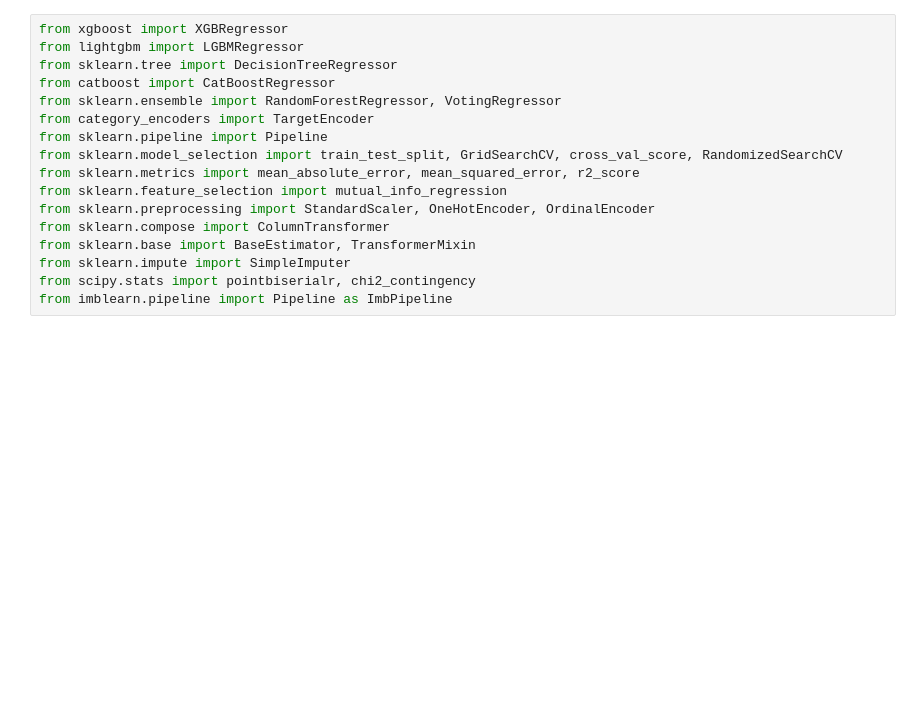
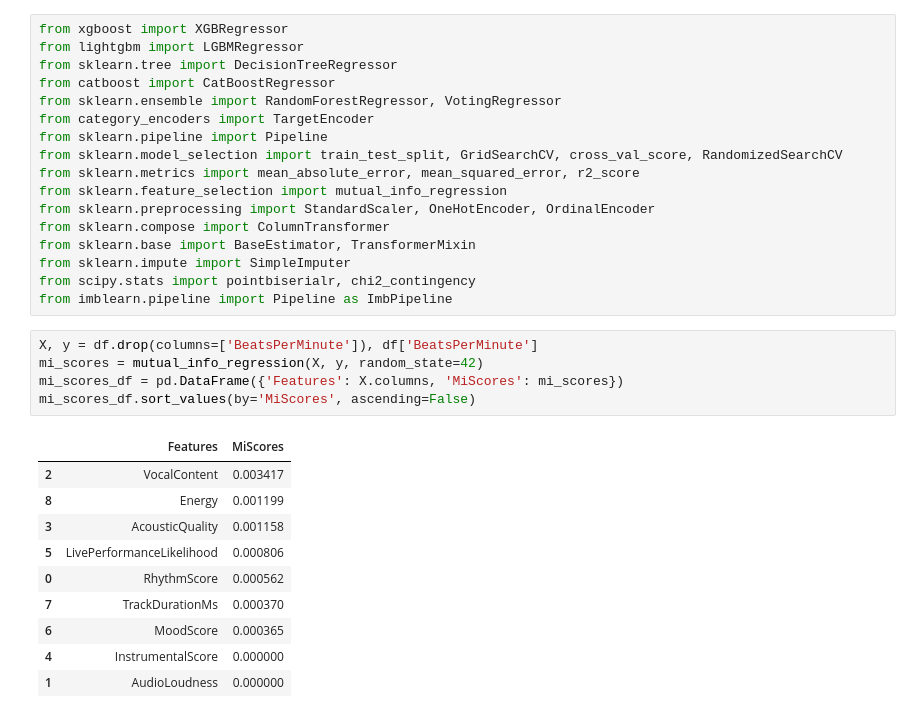
Before and after one commit to cod3astro/kaggle_ML_competition, a Jupyter notebook: collab_kaggle_beats.ipynb, the cells around one changed output. Drawn from its saved outputs; the diff is of its cells as text; blank space fills up the shorter version.

```diff
--- a/collab_kaggle_beats.ipynb
+++ b/collab_kaggle_beats.ipynb
@@ -102,3 +102,19 @@ from sklearn.base import BaseEstimator, TransformerMixin
 from sklearn.impute import SimpleImputer
 from scipy.stats import pointbiserialr, chi2_contingency
 from imblearn.pipeline import Pipeline as ImbPipeline
+# %%
+X, y = df.drop(columns=['BeatsPerMinute']), df['BeatsPerMinute']
+mi_scores = mutual_info_regression(X, y, random_state=42)
+mi_scores_df = pd.DataFrame({'Features': X.columns, 'MiScores': mi_scores})
+mi_scores_df.sort_values(by='MiScores', ascending=False)
+# %% [output]
+|  | Features | MiScores |
+| 2 | VocalContent | 0.003417 |
+| 8 | Energy | 0.001199 |
+| 3 | AcousticQuality | 0.001158 |
+| 5 | LivePerformanceLikelihood | 0.000806 |
+| 0 | RhythmScore | 0.000562 |
+| 7 | TrackDurationMs | 0.000370 |
+| 6 | MoodScore | 0.000365 |
+| 4 | InstrumentalScore | 0.000000 |
+| 1 | AudioLoudness | 0.000000 |
```
